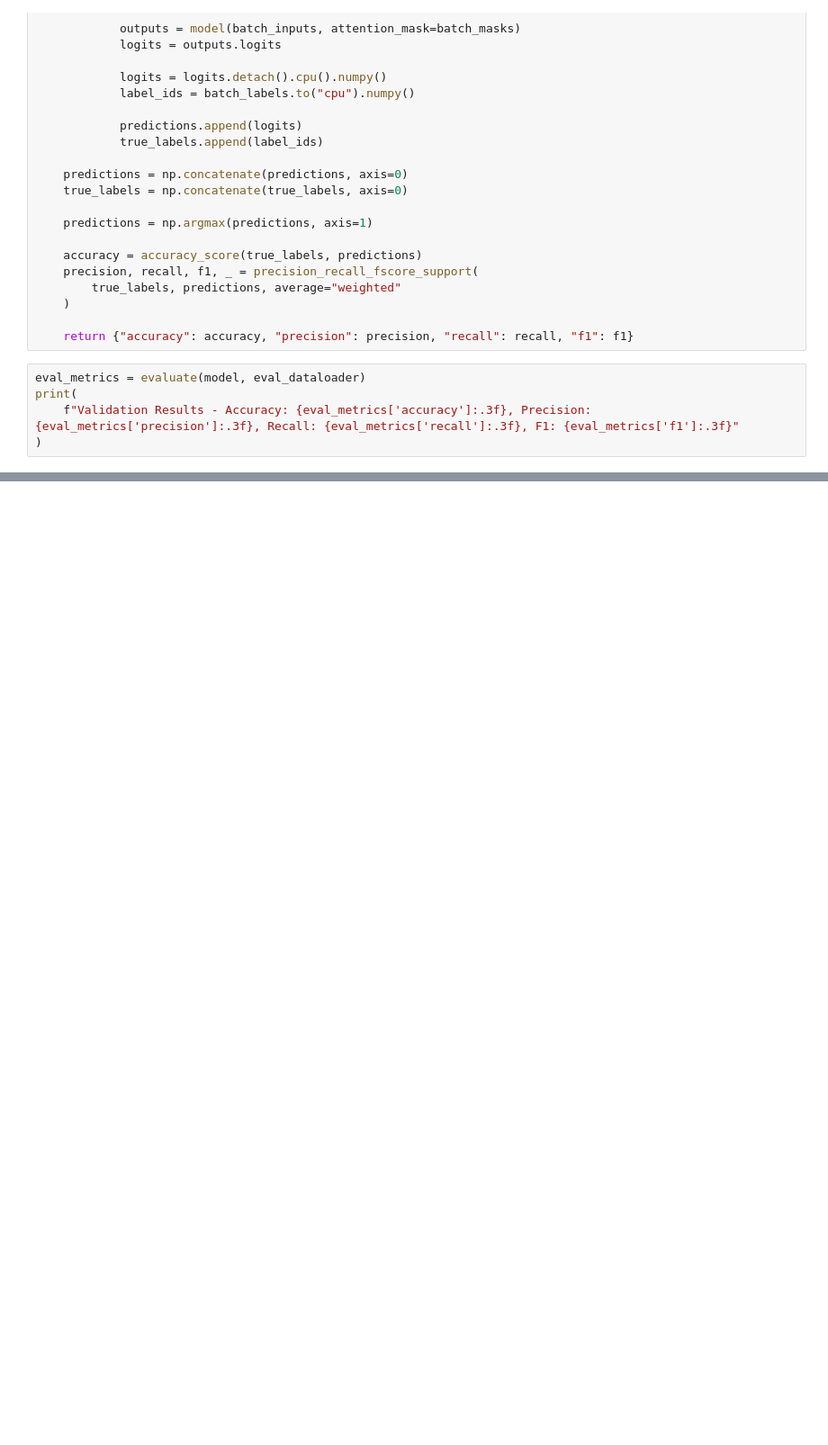
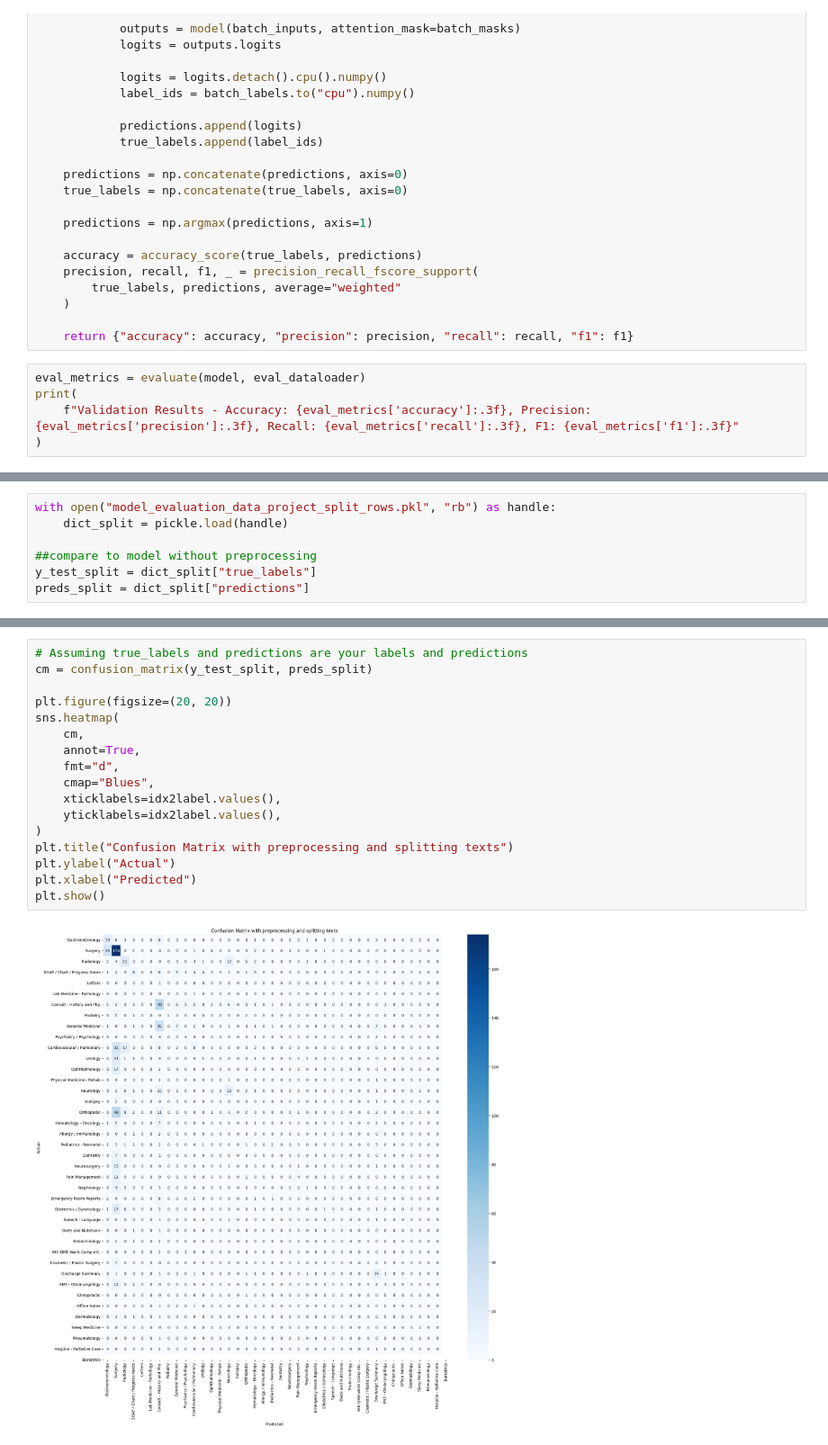
Before and after one commit to vitamys/nlp, a Jupyter notebook: Project_Task3_GroupC.ipynb, the cells around one changed output, grey strips where cells are left out. Shown at 90% size. Drawn from its saved outputs; the diff is of its cells as text; blank space fills up the shorter version.

Commit message:
trained with no pp and split rows

```diff
--- a/Project_Task3_GroupC.ipynb
+++ b/Project_Task3_GroupC.ipynb
@@ -373,3 +447,10 @@ dict_keys(['true_labels', 'predictions'])
+# %%
+with open("model_evaluation_data_project_split_rows.pkl", "rb") as handle:
+    dict_split = pickle.load(handle)
+
+##compare to model without preprocessing
+y_test_split = dict_split["true_labels"]
+preds_split = dict_split["predictions"]
 # %%
 labels= dataset_p['label'].unique().tolist()
 labels
@@ -425,0 +536,19 @@ NameError: name 'cm' is not defined
+# %%
+# Assuming true_labels and predictions are your labels and predictions
+cm = confusion_matrix(y_test_split, preds_split)
+
+plt.figure(figsize=(20, 20))
+sns.heatmap(
+    cm,
+    annot=True,
+    fmt="d",
+    cmap="Blues",
+    xticklabels=idx2label.values(),
+    yticklabels=idx2label.values(),
+)
+plt.title("Confusion Matrix with preprocessing and splitting texts")
+plt.ylabel("Actual")
+plt.xlabel("Predicted")
+plt.show()
+# %% [output]
+[figure, added]
```
Also changed, not shown: parts of 22 cells of this notebook, 5 other files.
